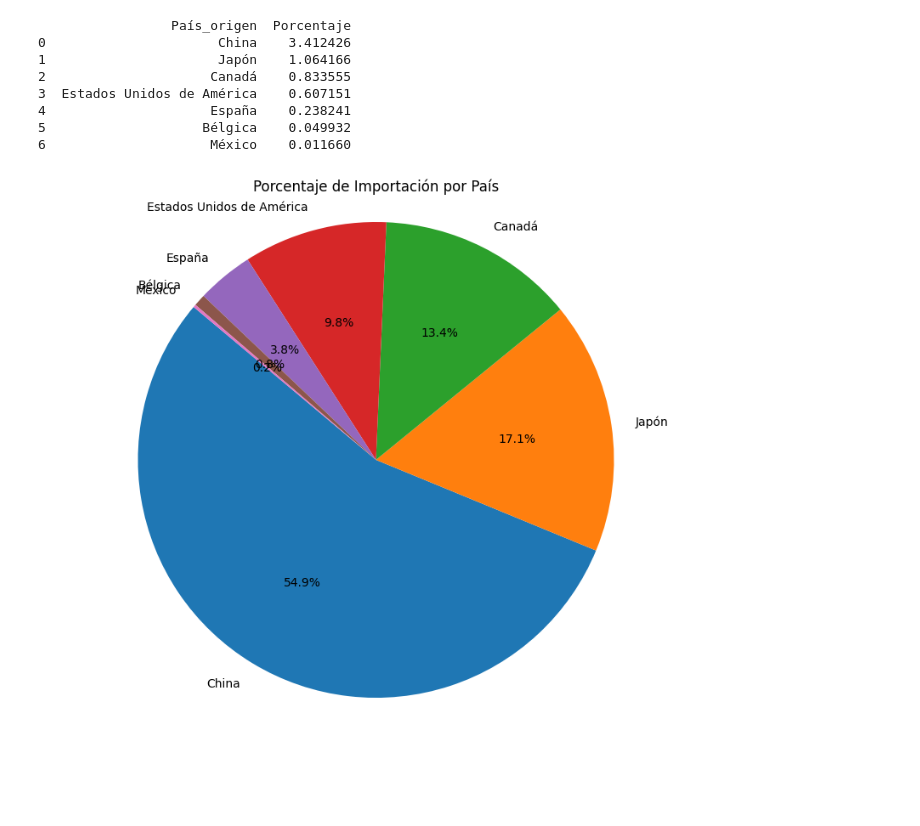
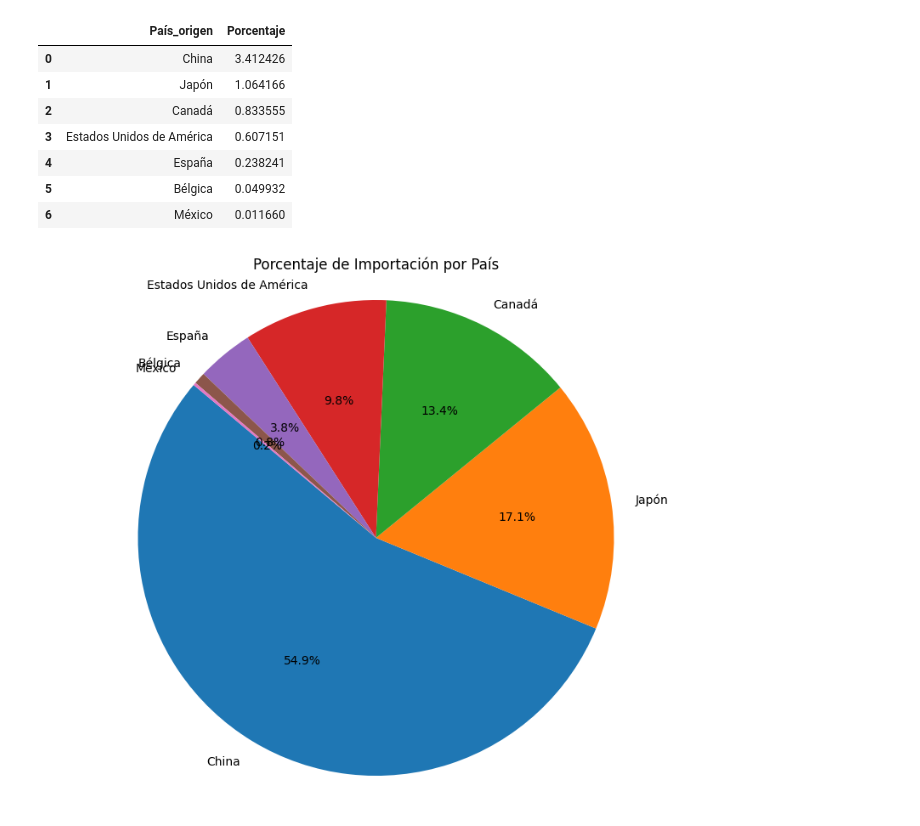
Before and after one commit to imbrahiam/Helix, a Jupyter notebook: src/isaac/porcenta_importaciones.ipynb, the cells around one changed output. Drawn from its saved outputs; the diff is of its cells as text; code cells hidden in the pictures; blank space fills up the shorter version.

```diff
--- a/src/isaac/porcenta_importaciones.ipynb
+++ b/src/isaac/porcenta_importaciones.ipynb
@@ -1,39 +1,44 @@
 # %%
 import pandas as pd
+from utils import *
 
-df = pd.read_excel(r'..\raw_data\Perfil_EmpresasImpo_2022_WEB.xlsx',nrows=55)
+# Carga el archivo de Excel
+path = get_arch()
+df = pd.read_excel(path, nrows=55)
+
+# Obtiene las columnas de interés
 columna_valores_de_importacion = df['Valor_CIF_USD']
 paises = df['País_origen']
 
 # Calcula el total de las importaciones
 total_importaciones = df['Valor_CIF_USD'].sum()
 
 # Calcula el promedio de importación por país
 df_grouped = df.groupby('País_origen')['Valor_CIF_USD'].mean()
 
 # Calcula el porcentaje que cada país contribuye al total
 df_porcentaje = (df_grouped / total_importaciones) * 100
 
 # Ordena los datos en orden descendente
 df_sorted = df_porcentaje.sort_values(ascending=False)
 
 # Convierte la serie en un DataFrame y reinicia el índice
 df_final = df_sorted.reset_index()
 
 # Cambia el nombre de la columna 'Valor_CIF_USD' a 'Porcentaje'
 df_final.columns = ['País_origen', 'Porcentaje']
 
 # Muestra el porcentaje de importación por cada país
-print(df_final)
+df_final
 # %% [output]
-                 País_origen  Porcentaje
-0                      China    3.412426
-1                      Japón    1.064166
-2                     Canadá    0.833555
-3  Estados Unidos de América    0.607151
-4                     España    0.238241
-5                    Bélgica    0.049932
-6                     México    0.011660
+|  | País_origen | Porcentaje |
+| 0 | China | 3.412426 |
+| 1 | Japón | 1.064166 |
+| 2 | Canadá | 0.833555 |
+| 3 | Estados Unidos de América | 0.607151 |
+| 4 | España | 0.238241 |
+| 5 | Bélgica | 0.049932 |
+| 6 | México | 0.011660 |
 # %%
 import matplotlib.pyplot as plt
 
```
Also changed, not shown: parts of 1 cell of this notebook, 2 other files.
